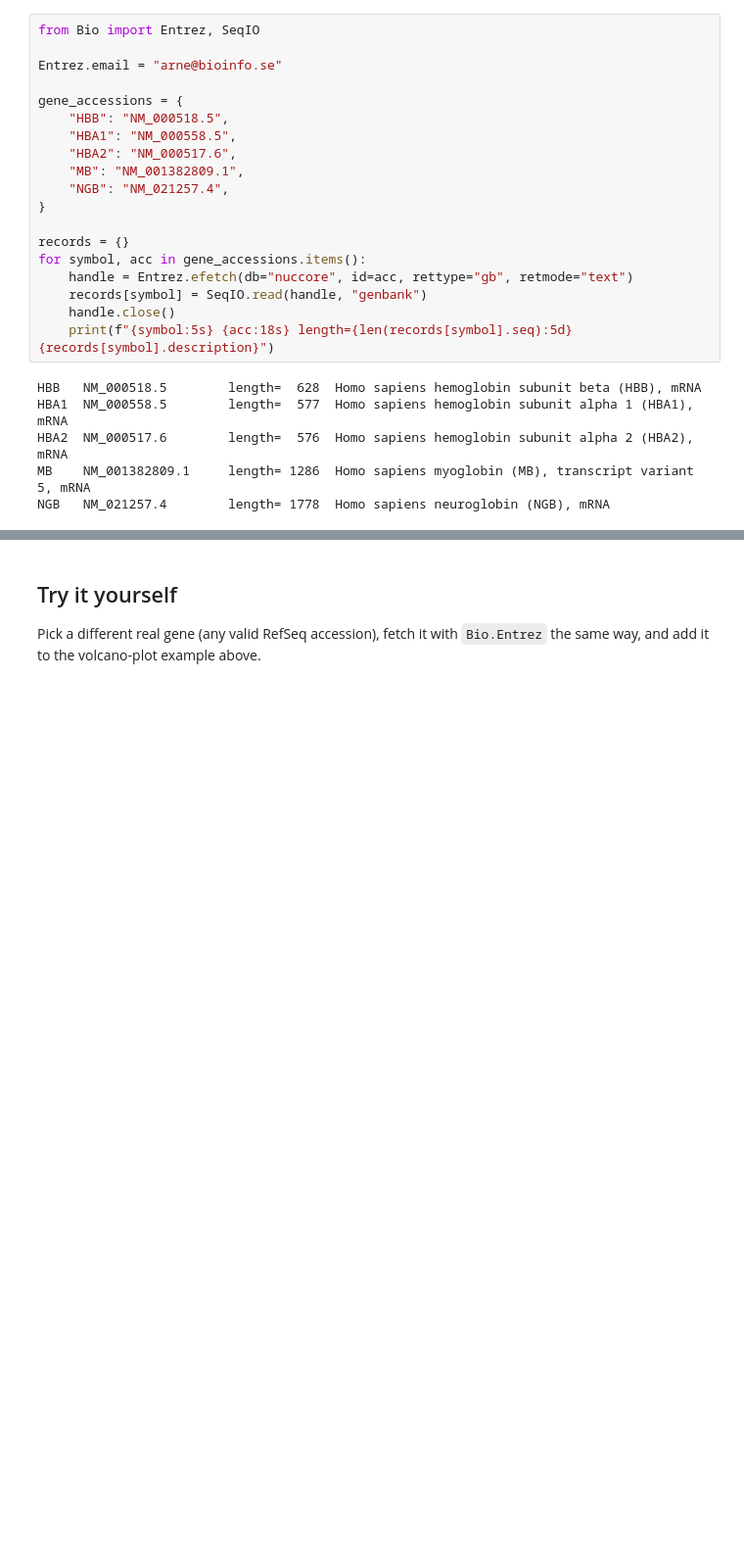
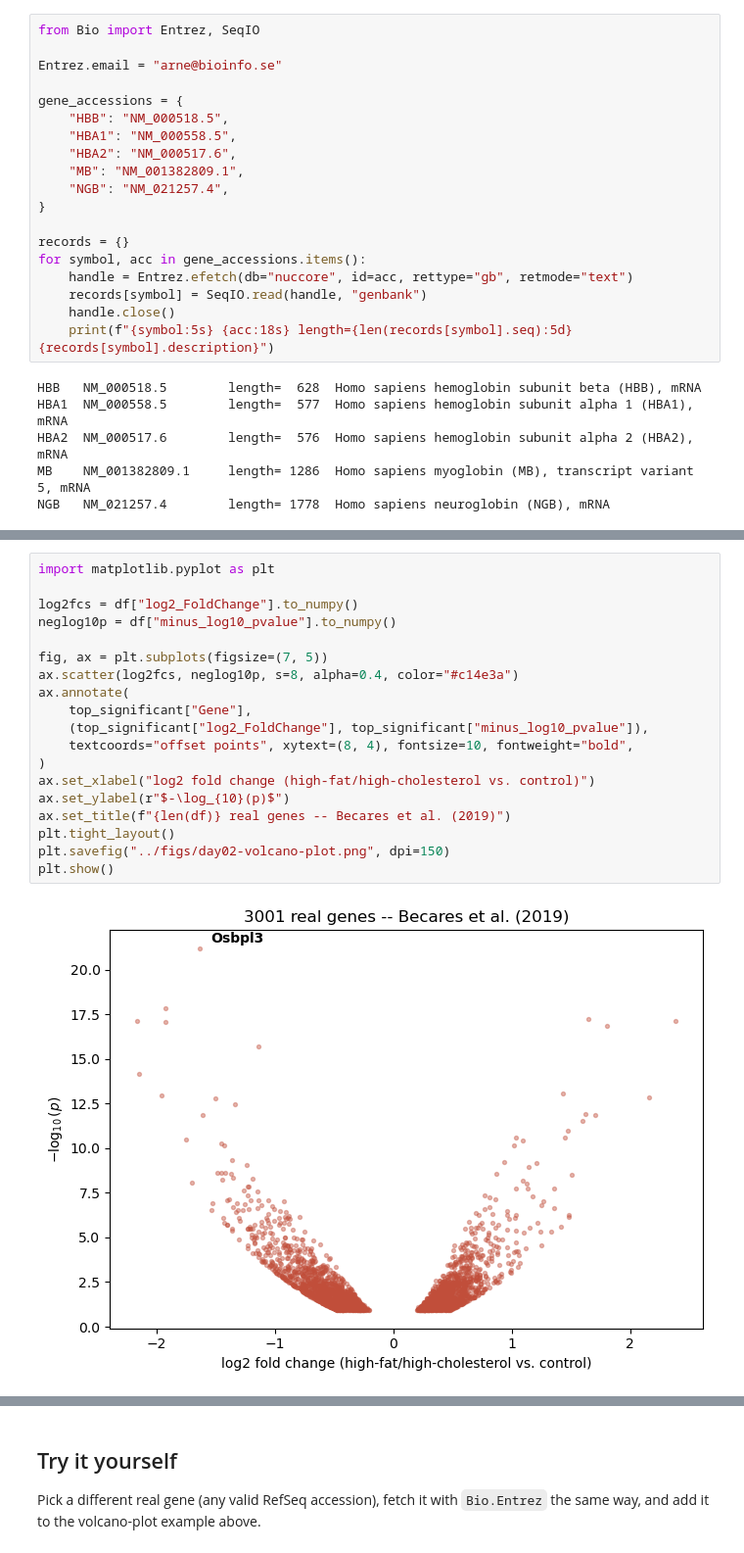
Before and after one commit to ElofssonLab/kb8029-book, a Jupyter notebook: notebooks/day02-tensors-and-a-first-class.ipynb, the cells around one changed output, grey strips where cells are left out. Shown at 98% size. Saved outputs shown, nothing was run; the diff lists cells and outputs as text; blank space fills up the shorter version.

```diff
--- a/notebooks/day02-tensors-and-a-first-class.ipynb
+++ b/notebooks/day02-tensors-and-a-first-class.ipynb
@@ -486,0 +555,21 @@ Three plots, three small edits, three re-runs -- no rebuild from scratch.
+# %%
+import matplotlib.pyplot as plt
+
+log2fcs = df["log2_FoldChange"].to_numpy()
+neglog10p = df["minus_log10_pvalue"].to_numpy()
+
+fig, ax = plt.subplots(figsize=(7, 5))
+ax.scatter(log2fcs, neglog10p, s=8, alpha=0.4, color="#c14e3a")
+ax.annotate(
+    top_significant["Gene"],
+    (top_significant["log2_FoldChange"], top_significant["minus_log10_pvalue"]),
+    textcoords="offset points", xytext=(8, 4), fontsize=10, fontweight="bold",
+)
+ax.set_xlabel("log2 fold change (high-fat/high-cholesterol vs. control)")
+ax.set_ylabel(r"$-\log_{10}(p)$")
+ax.set_title(f"{len(df)} real genes -- Becares et al. (2019)")
+plt.tight_layout()
+plt.savefig("../figs/day02-volcano-plot.png", dpi=150)
+plt.show()
+# %% [output]
+[figure, added]
```
Also changed, not shown: parts of 25 cells of this notebook, 2 other files.
